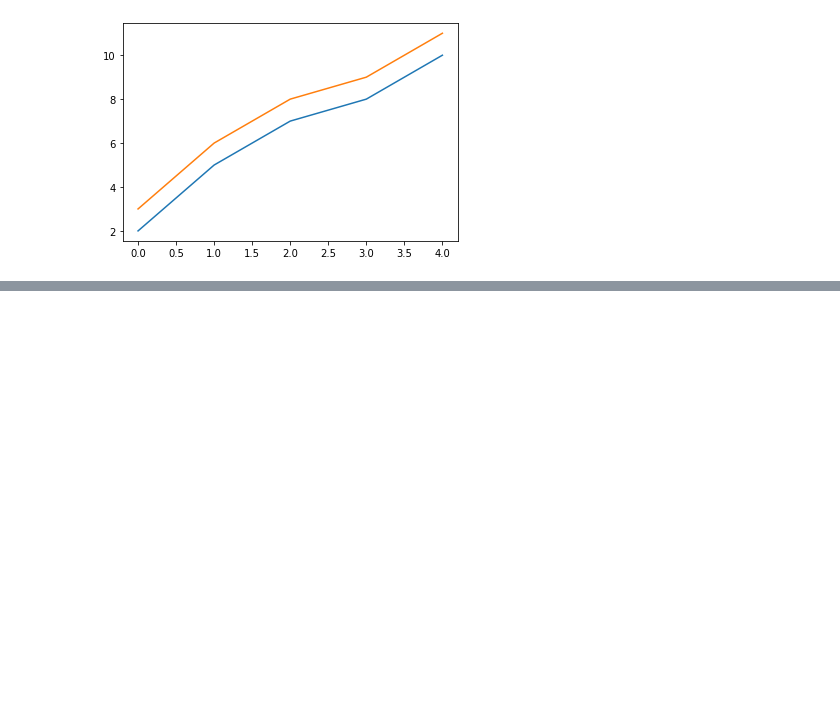
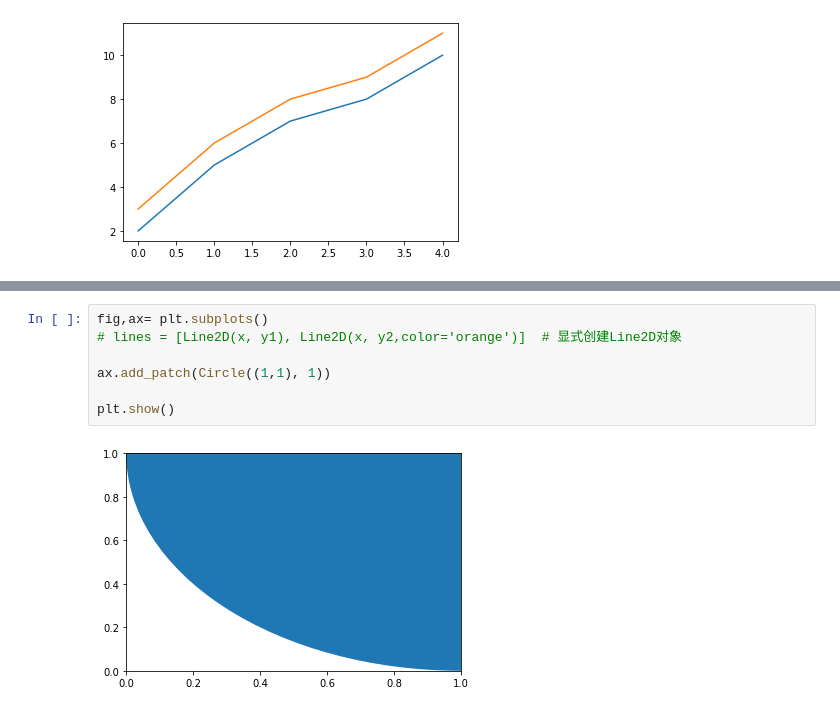
Before and after one commit to sorker/MatplotlibLearning, a Jupyter notebook: day_2.ipynb, the cells around one changed output, grey strips where cells are left out. Saved outputs shown, nothing was run; the diff lists cells and outputs as text; blank space fills up the shorter version.

```diff
--- a/day_2.ipynb
+++ b/day_2.ipynb
@@ -67,0 +78,9 @@ TypeError: random() takes at most 1 positional argument (3 given)
+# %%
+fig,ax= plt.subplots()
+# lines = [Line2D(x, y1), Line2D(x, y2,color='orange')]  # 显式创建Line2D对象
+
+ax.add_patch(Circle((1,1), 1))
+
+plt.show()
+# %% [output]
+[figure, added]
```
Also changed, not shown: parts of 40 cells of this notebook, 1 other file.
